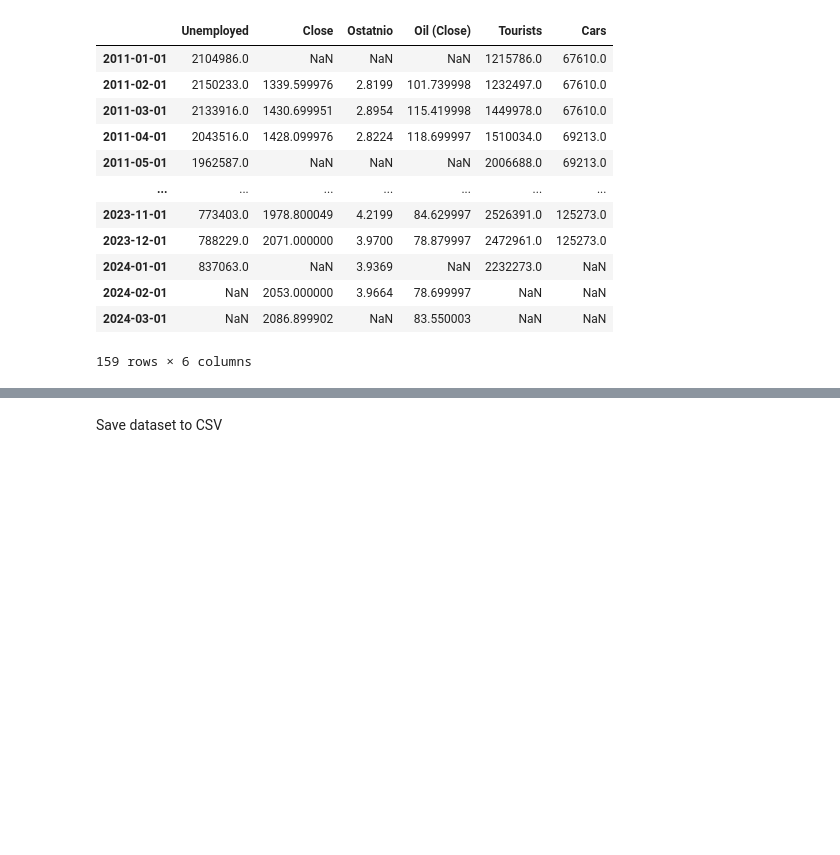
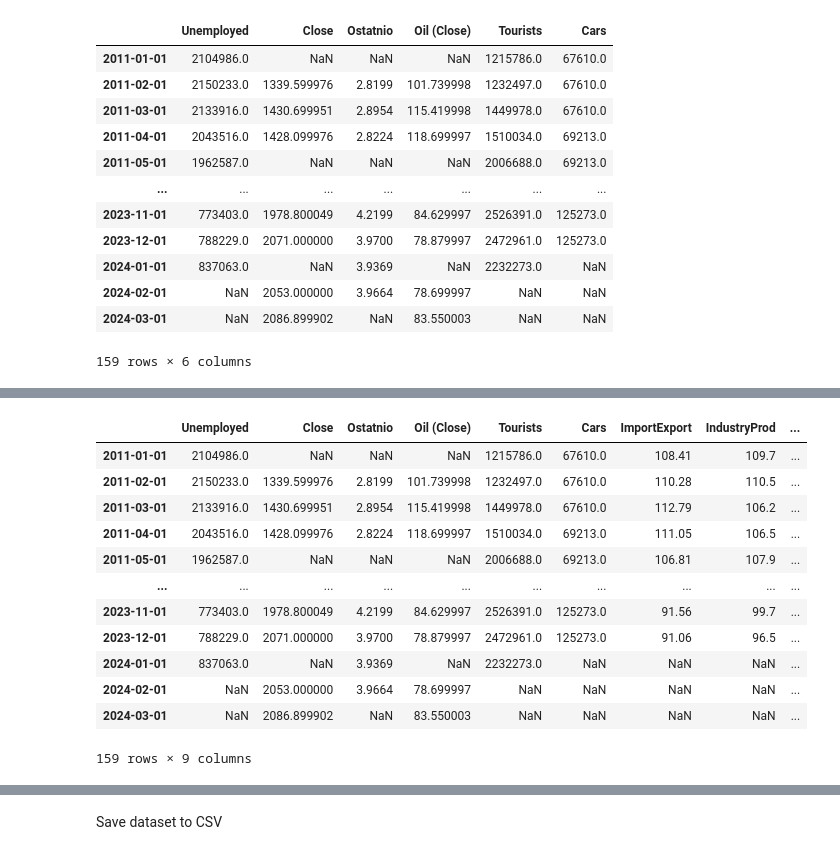
Before and after one commit to ewapelc/Unemployment-Data-Analysis, a Jupyter notebook: clean.ipynb, the cells around one changed output, grey strips where cells are left out. Drawn from its saved outputs; the diff is of its cells as text; code cells hidden in the pictures; blank space fills up the shorter version.

```diff
--- a/clean.ipynb
+++ b/clean.ipynb
@@ -208,3 +253,20 @@ combined
+# %%
+combined = pd.concat([combined, exp['ImportExport'], ind_prod['IndustryProd'], commerce['CommerceInvest']], axis=1)
+combined
+# %% [output]
+|  | Unemployed | Close | Ostatnio | Oil (Close) | Tourists | Cars | ImportExport | IndustryProd | ... |
+| 2011-01-01 | 2104986.0 | NaN | NaN | NaN | 1215786.0 | 67610.0 | 108.41 | 109.7 | ... |
+| 2011-02-01 | 2150233.0 | 1339.599976 | 2.8199 | 101.739998 | 1232497.0 | 67610.0 | 110.28 | 110.5 | ... |
+| 2011-03-01 | 2133916.0 | 1430.699951 | 2.8954 | 115.419998 | 1449978.0 | 67610.0 | 112.79 | 106.2 | ... |
+| 2011-04-01 | 2043516.0 | 1428.099976 | 2.8224 | 118.699997 | 1510034.0 | 69213.0 | 111.05 | 106.5 | ... |
+| 2011-05-01 | 1962587.0 | NaN | NaN | NaN | 2006688.0 | 69213.0 | 106.81 | 107.9 | ... |
+| ... | ... | ... | ... | ... | ... | ... | ... | ... | ... |
+| 2023-11-01 | 773403.0 | 1978.800049 | 4.2199 | 84.629997 | 2526391.0 | 125273.0 | 91.56 | 99.7 | ... |
+| 2023-12-01 | 788229.0 | 2071.000000 | 3.9700 | 78.879997 | 2472961.0 | 125273.0 | 91.06 | 96.5 | ... |
+| 2024-01-01 | 837063.0 | NaN | 3.9369 | NaN | 2232273.0 | NaN | NaN | NaN | ... |
+| 2024-02-01 | NaN | 2053.000000 | 3.9664 | 78.699997 | NaN | NaN | NaN | NaN | ... |
+| 2024-03-01 | NaN | 2086.899902 | NaN | 83.550003 | NaN | NaN | NaN | NaN | ... |
+159 rows × 9 columns
 # %%
 combined.rename(columns={'Close': 'Gold (Close)', 'Ostatnio': 'USD (Close)'}, inplace=True)
 # %%
```
Also changed, not shown: parts of 7 cells of this notebook, 34 other files.
